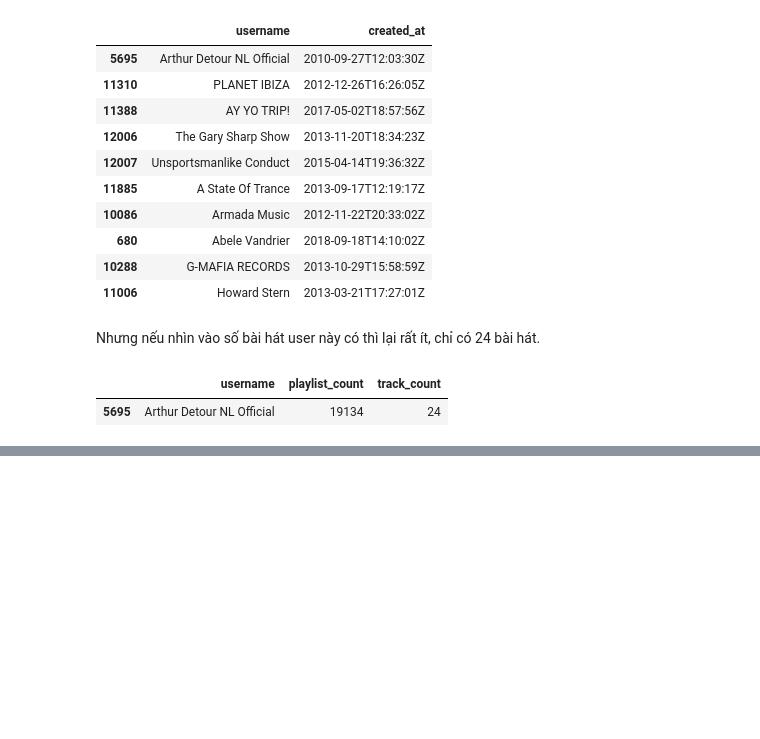
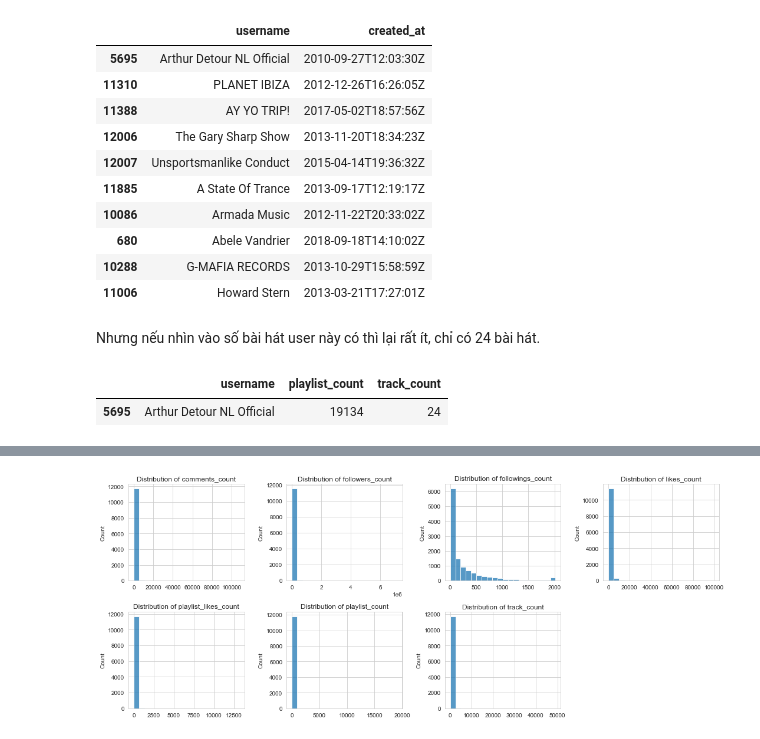
Before and after one commit to Qambitions/Introduce_DataScience_parse_soundclound, a Jupyter notebook: Tho_Workspace/Tho_notebook.ipynb, the cells around one changed output, grey strips where cells are left out. Cells and saved outputs as stored; diff of their text form; code cells hidden in the pictures; blank space fills up the shorter version.

```diff
--- a/Tho_Workspace/Tho_notebook.ipynb
+++ b/Tho_Workspace/Tho_notebook.ipynb
@@ -126,0 +139,8 @@ top1_num_playlist[['username', 'playlist_count', 'track_count']]
+# %%
+list_count_cols = [col for col in df.columns if 'count' in col]
+
+
+# We remove country_code from list_count_cols
+list_count_cols.remove('country_code')
+print('-'*30)
+print(df[list_count_cols].info())
@@ -126,0 +169,11 @@ top1_num_playlist[['username', 'playlist_count', 'track_count']]
+# %%
+fig, axes = plt.subplots(2,4, figsize=(15, 6))
+for col, ax in zip(list_count_cols, axes.flatten()):
+    sns.histplot(data=df, x=col, bins=20, ax=ax)
+    ax.set(title=f'Distribution of {col}', xlabel=None)
+
+fig.delaxes(axes[1,3])
+fig.tight_layout()
+plt.show()
+# %% [output]
+[figure, added]
```
Also changed, not shown: parts of 15 cells of this notebook, 2 other files.
